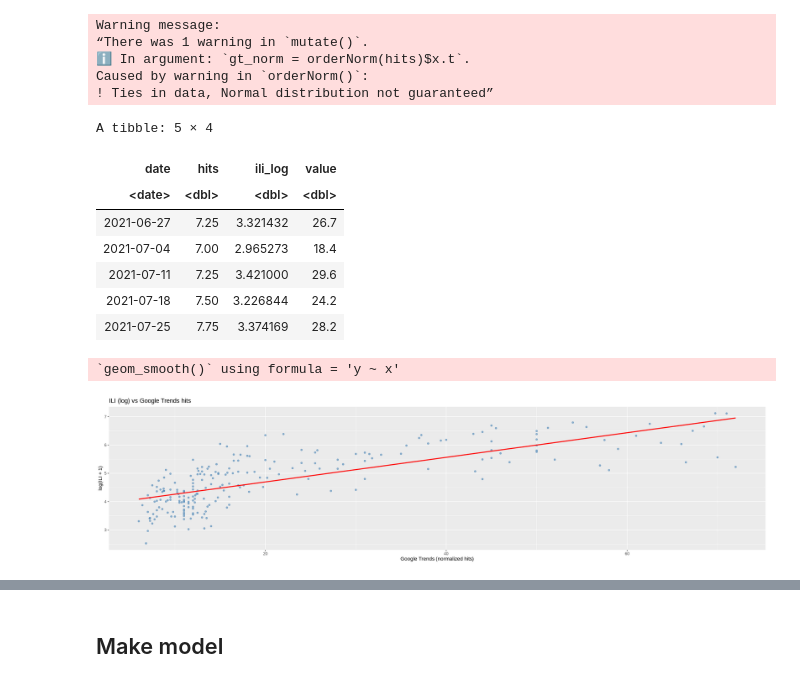
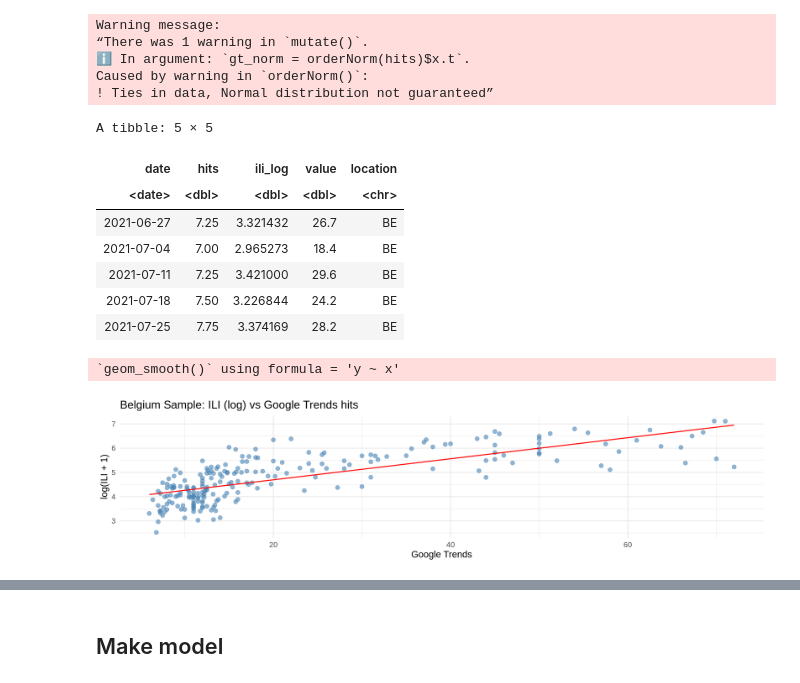
Before and after one commit to SahputraS/Flu-Forecast, a Jupyter notebook: ILI_Augmentation.ipynb, the cells around one changed output, grey strips where cells are left out. Drawn from its saved outputs; the diff is of its cells as text; code cells hidden in the pictures.

```diff
--- a/ILI_Augmentation.ipynb
+++ b/ILI_Augmentation.ipynb
@@ -87,15 +94,14 @@ A data.frame: 5 × 7
 # %%
 # I need the data in weekly basis, so i will do the interpolation
-google_be2 <- google_be %>%
-  mutate(date = as.Date(date)) %>%
-  arrange(date) %>%
-  # The week starts on Sunday, like ILI data
+google_df2 <- google_df %>%
+  mutate(date = as.Date(date), location = as.character(location)) %>%
+  arrange(location, date) %>%
+  # make to weekly data instead of monthly, and the week starts on sunday like the ILI data
   mutate(week_sun = floor_date(date, "week", week_start = 1) + days(6)) %>%
-  group_by(week_sun) %>%
-  summarise(hits = mean(hits, na.rm = TRUE), .groups = "drop") %>%
-  complete(week_sun = seq(min(week_sun), max(week_sun), by = "week")) %>%
-  mutate(hits = na.approx(hits, x = week_sun, na.rm = FALSE), geo = "BE") %>%
-  rename(date = week_sun) %>%
-  select(where(~ !any(is.na(.))))
-
-tail(google_be2, 5)
+  summarise(hits = mean(hits, na.rm = TRUE), .by = c(location, week_sun)) %>%
+  mutate(location = as.character(location))%>%
+  group_by(location) %>%
+  complete(week_sun = full_seq(week_sun, 7)) %>%
+  mutate(hits = na.approx(hits, x = as.numeric(week_sun), na.rm = TRUE)) %>%
+  ungroup() %>%
+  rename(date = week_sun)
@@ -130,7 +140,7 @@ ggplot() +
 based on https://www.sciencedirect.com/science/article/pii/S1755436525000040?via%3Dihub#sec2
 # %%
 # Normalization of Google Trend (do i need to since it is already normalize?)
-google_be_norm <- google_be2 %>% mutate(gt_norm = orderNorm(hits)$x.t) #just so it is similar to the paper
+google_norm <- google_df2 %>% mutate(gt_norm = orderNorm(hits)$x.t) #just so it is similar to the paper
 # %% [output]
 Warning message:
 “There was 1 warning in `mutate()`.
@@ -139,28 +149,29 @@ Caused by warning in `orderNorm()`:
 ! Ties in data, Normal distribution not guaranteed”
 # %%
 # ILI transform
-ili_be_trans <- ili_be %>% mutate(ili_log = log(value + 1))
+ili_trans <- ili_df %>% mutate(ili_log = log(value + 1))
 # %%
-train_data <- inner_join(google_be_norm, ili_be_trans, by = "date") %>% select(c('date','hits', 'ili_log', 'value'))
+train_data <- inner_join(google_norm, ili_trans, by = c("date", "location")) %>% select(c('date','hits', 'ili_log', 'value', 'location'))
 head(train_data,5)
 # %% [output]
-A tibble: 5 × 4
+A tibble: 5 × 5
-| date | hits | ili_log | value |
-| <date> | <dbl> | <dbl> | <dbl> |
-| 2021-06-27 | 7.25 | 3.321432 | 26.7 |
-| 2021-07-04 | 7.00 | 2.965273 | 18.4 |
-| 2021-07-11 | 7.25 | 3.421000 | 29.6 |
-| 2021-07-18 | 7.50 | 3.226844 | 24.2 |
-| 2021-07-25 | 7.75 | 3.374169 | 28.2 |
+| date | hits | ili_log | value | location |
+| <date> | <dbl> | <dbl> | <dbl> | <chr> |
+| 2021-06-27 | 7.25 | 3.321432 | 26.7 | BE |
+| 2021-07-04 | 7.00 | 2.965273 | 18.4 | BE |
+| 2021-07-11 | 7.25 | 3.421000 | 29.6 | BE |
+| 2021-07-18 | 7.50 | 3.226844 | 24.2 | BE |
+| 2021-07-25 | 7.75 | 3.374169 | 28.2 | BE |
 # %%
-ggplot(train_data, aes(x = hits, y = ili_log)) +
-  geom_point(alpha = 0.6, color = "steelblue") +
+ggplot(train_data %>% filter(location == 'BE') , aes(x = hits, y = ili_log)) +
+  geom_point(alpha = 0.6, color = "steelblue", size=4) +
   geom_smooth(method = "lm", se = FALSE, color = "red") +
-  labs(title = "ILI (log) vs Google Trends hits",
-       x = "Google Trends (normalized hits)",
-       y = "log(ILI + 1)")
+  labs(title = "Belgium Sample: ILI (log) vs Google Trends hits",
+       x = "Google Trends",
+       y = "log(ILI + 1)")+
+  theme_minimal(base_size=20)
 # %% [output]
 `geom_smooth()` using formula = 'y ~ x'
-[figure, old version]
+[figure, new version]
 # %%
 best_lag <- function(x, y, lag.max = 10) {
```
Also changed, not shown: parts of 30 cells of this notebook.
